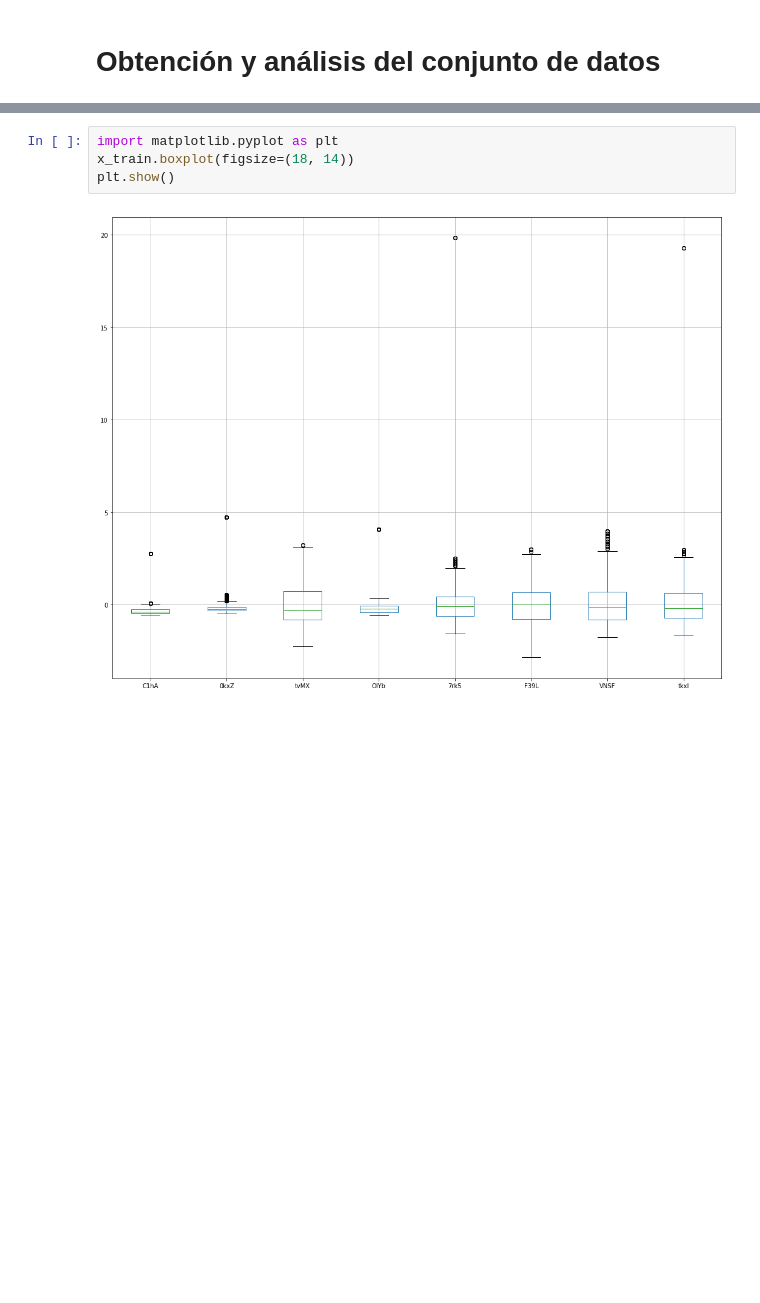
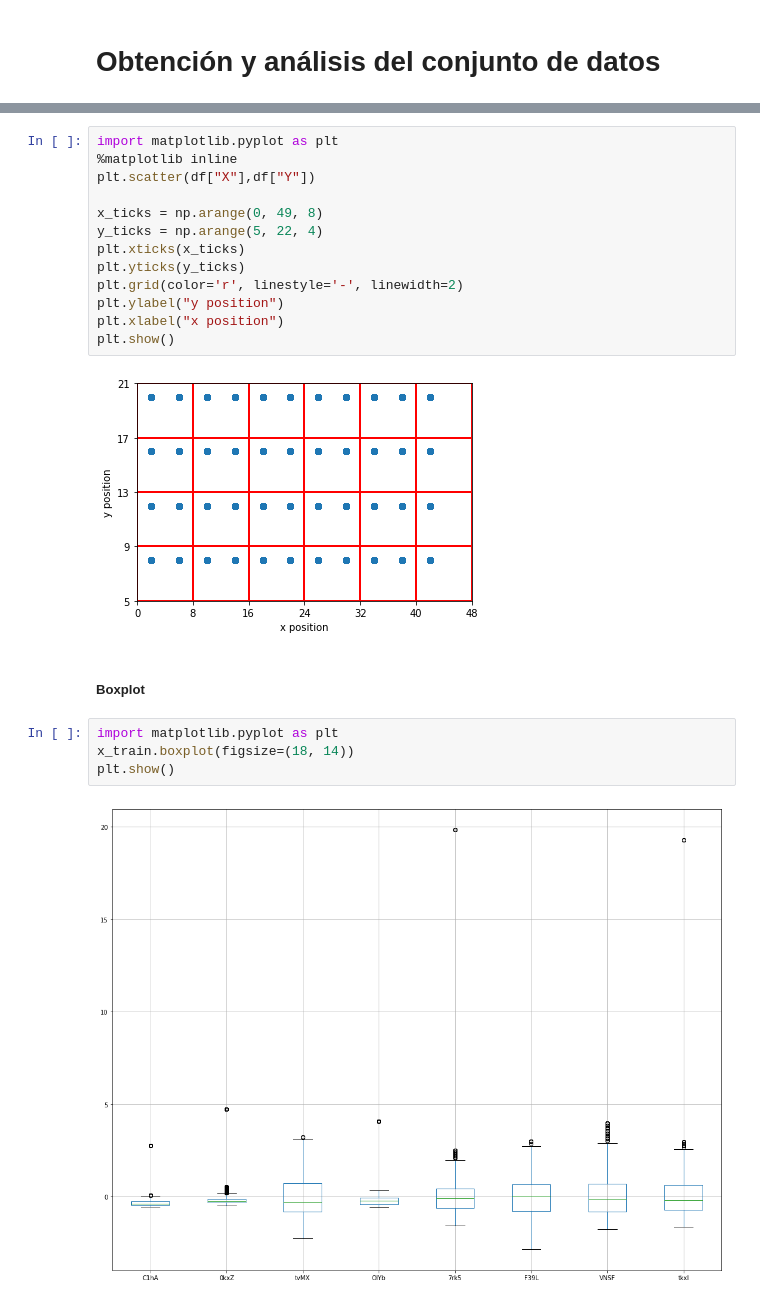
Before and after one commit to honorcode93/RN-Tarea1, a Jupyter notebook: Pregunta 4.ipynb, the cells around one changed output, grey strips where cells are left out. Cells and saved outputs as stored; diff of their text form; blank space fills up the shorter version.

```diff
--- a/Pregunta 4.ipynb
+++ b/Pregunta 4.ipynb
@@ -69,3 +91,20 @@ memory usage: 515.7 KB
+# %%
+import matplotlib.pyplot as plt
+%matplotlib inline
+plt.scatter(df["X"],df["Y"])
+
+x_ticks = np.arange(0, 49, 8)
+y_ticks = np.arange(5, 22, 4)
+plt.xticks(x_ticks)
+plt.yticks(y_ticks)
+plt.grid(color='r', linestyle='-', linewidth=2)
+plt.ylabel("y position")
+plt.xlabel("x position")
+plt.show()
+# %% [output]
+[figure, added]
+# %% [markdown]
+##### Boxplot
 # %%
 import matplotlib.pyplot as plt
 x_train.boxplot(figsize=(18, 14))
```
Also changed, not shown: parts of 17 cells of this notebook.
